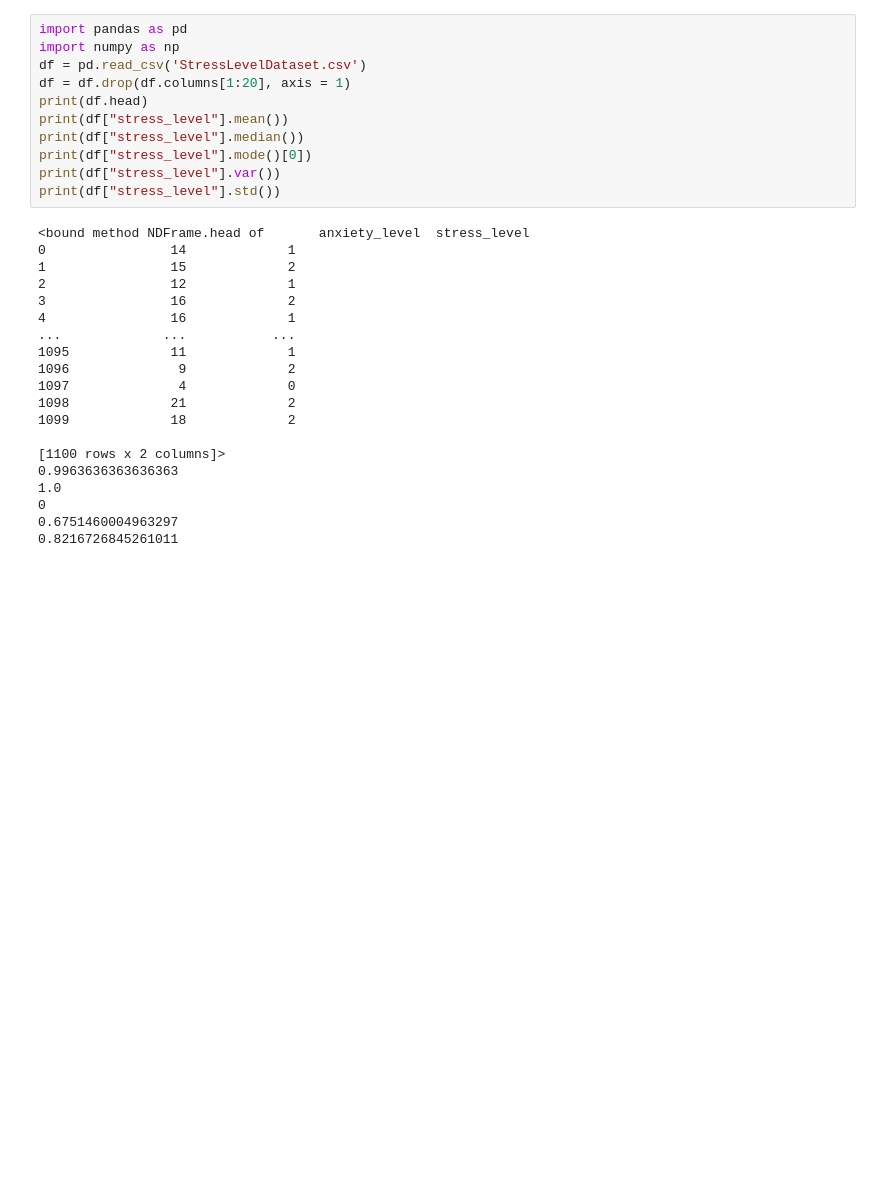
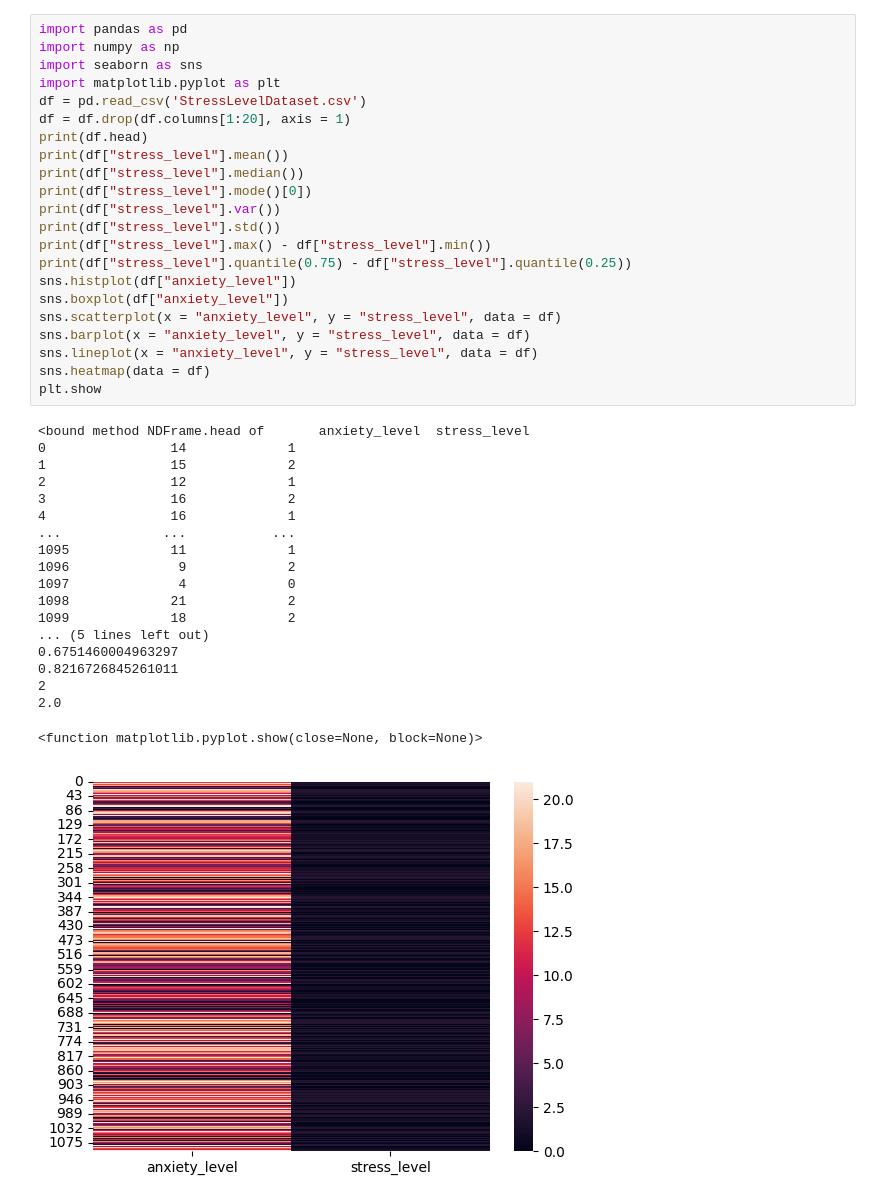
Before and after one commit to khoinguyen0999/DESCRIPTIVE_STATICTICS_PRACTICE, a Jupyter notebook: Untitled7.ipynb, the cells around one changed output. Cells and saved outputs as stored; diff of their text form; blank space fills up the shorter version.

```diff
--- a/Untitled7.ipynb
+++ b/Untitled7.ipynb
@@ -3,31 +3,42 @@
 # %%
 import pandas as pd
 import numpy as np
+import seaborn as sns
+import matplotlib.pyplot as plt
 df = pd.read_csv('StressLevelDataset.csv')
 df = df.drop(df.columns[1:20], axis = 1)
 print(df.head)
 print(df["stress_level"].mean())
 print(df["stress_level"].median())
 print(df["stress_level"].mode()[0])
 print(df["stress_level"].var())
 print(df["stress_level"].std())
+print(df["stress_level"].max() - df["stress_level"].min())
+print(df["stress_level"].quantile(0.75) - df["stress_level"].quantile(0.25))
+sns.histplot(df["anxiety_level"])
+sns.boxplot(df["anxiety_level"])
+sns.scatterplot(x = "anxiety_level", y = "stress_level", data = df)
+sns.barplot(x = "anxiety_level", y = "stress_level", data = df)
+sns.lineplot(x = "anxiety_level", y = "stress_level", data = df)
+sns.heatmap(data = df)
+plt.show
 # %% [output]
 <bound method NDFrame.head of       anxiety_level  stress_level
 0                14             1
 1                15             2
 2                12             1
 3                16             2
 4                16             1
 ...             ...           ...
 1095             11             1
 1096              9             2
 1097              4             0
 1098             21             2
 1099             18             2
-
-[1100 rows x 2 columns]>
-0.9963636363636363
-1.0
-0
+... (5 lines left out)
 0.6751460004963297
 0.8216726845261011
+2
+2.0
+<function matplotlib.pyplot.show(close=None, block=None)>
+[figure, added]
```
